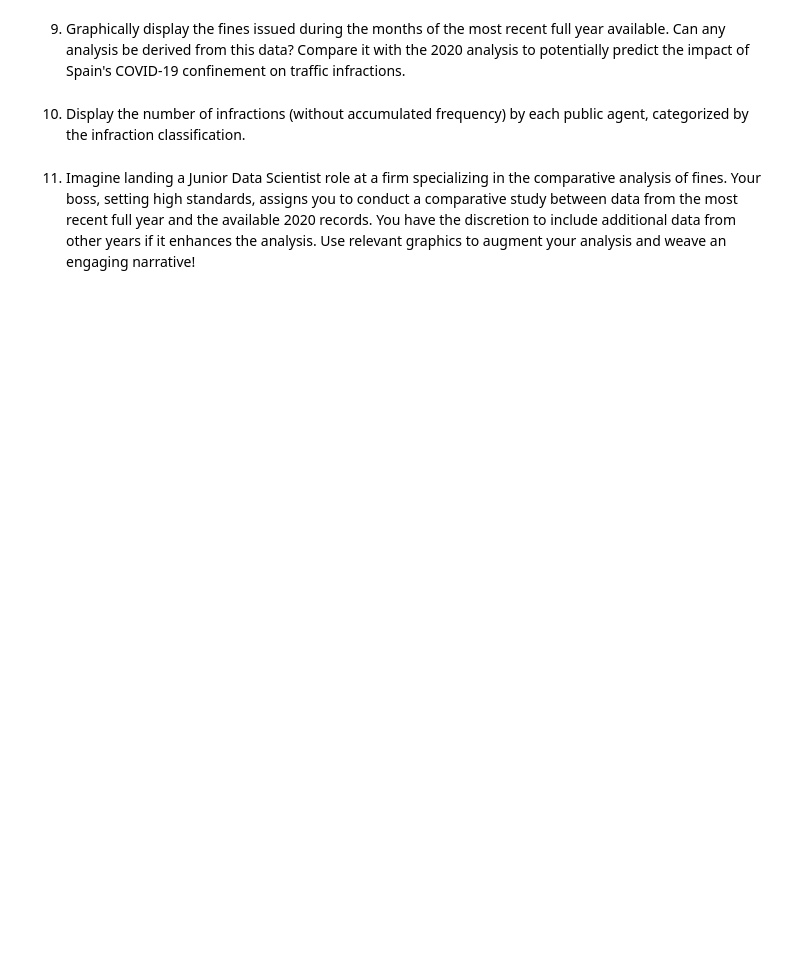
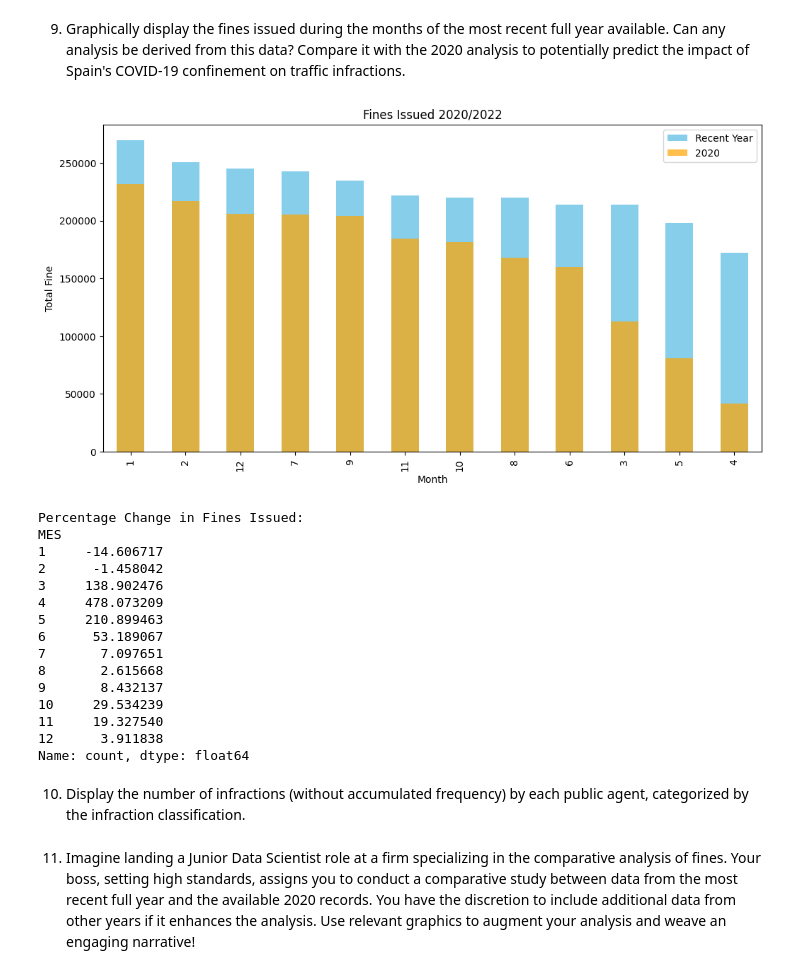
Before and after one commit to Mariospren/Squad_project_Madrid, a Jupyter notebook: Madrid_Traffic_Fines.ipynb, the cells around one changed output. Drawn from its saved outputs; the diff is of its cells as text; code cells hidden in the pictures; blank space fills up the shorter version.

```diff
--- a/Madrid_Traffic_Fines.ipynb
+++ b/Madrid_Traffic_Fines.ipynb
@@ -347,4 +380,37 @@ top_10_speeders[['DENUNCIANTE', 'VEL_CIRCULA', 'VEL_LIMITE', 'DIFFERENCE_KMH']]
 # %% [markdown]
 9. Graphically display the fines issued during the months of the most recent full year available. Can any analysis be derived from this data? Compare it with the 2020 analysis to potentially predict the impact of Spain's COVID-19 confinement on traffic infractions.
+# %%
+#Bar plot for fines per month of the most recent year
+plt.figure(figsize=(12, 6))
+fines_by_2022.plot(kind='bar', color='skyblue', label='Recent Year')
+fines_by_2020.plot(kind='bar', color='orange', alpha=0.7, label='2020')
+plt.title('Fines Issued 2020/2022')
+plt.xlabel('Month')
+plt.ylabel('Total Fine')
+plt.legend()
+plt.show()
+
+#Comparison between the most recent year and 2020
+percentage_change = ((fines_by_2022- fines_by_2020) / fines_by_2020) * 100
+
+print("Percentage Change in Fines Issued:")
+print(percentage_change)
+# %% [output]
+[figure, added]
+Percentage Change in Fines Issued:
+MES
+1     -14.606717
+2      -1.458042
+3     138.902476
+4     478.073209
+5     210.899463
+6      53.189067
+7       7.097651
+8       2.615668
+9       8.432137
+10     29.534239
+11     19.327540
+12      3.911838
+Name: count, dtype: float64
 # %% [markdown]
 10. Display the number of infractions (without accumulated frequency) by each public agent, categorized by the infraction classification.
```
Also changed, not shown: parts of 3 cells of this notebook.
